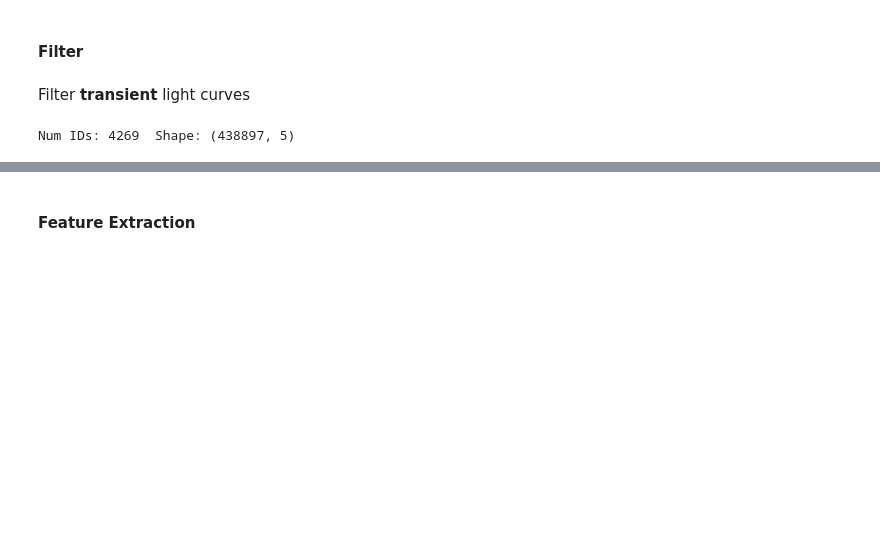
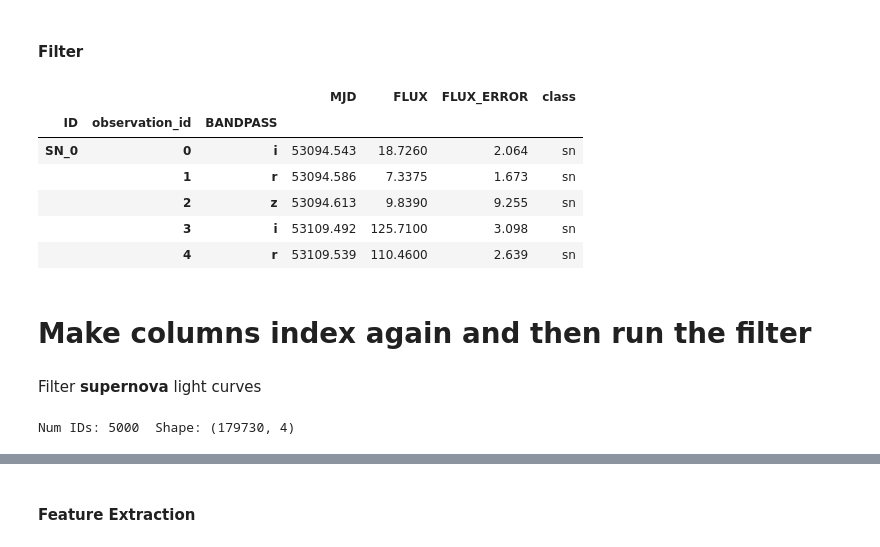
Before and after one commit to mneira10/monInv, a Jupyter notebook: 1. Filtering & Feature Extraction.ipynb, the cells around one changed output, grey strips where cells are left out. Cells and saved outputs as stored; diff of their text form; code cells hidden in the pictures; blank space fills up the shorter version.

```diff
--- a/1. Filtering & Feature Extraction.ipynb
+++ b/1. Filtering & Feature Extraction.ipynb
@@ -55,3 +75,15 @@ df_nont['class'] = 'non-transient'
 # %% [markdown]
 #### Filter
+# %%
+sns.head()
+# %% [output]
+|  |  |  | MJD | FLUX | FLUX_ERROR | class |
+| ID | observation_id | BANDPASS |  |  |  |  |
+| SN_0 | 0 | i | 53094.543 | 18.7260 | 2.064 | sn |
+|  | 1 | r | 53094.586 | 7.3375 | 1.673 | sn |
+|  | 2 | z | 53094.613 | 9.8390 | 9.255 | sn |
+|  | 3 | i | 53109.492 | 125.7100 | 3.098 | sn |
+|  | 4 | r | 53109.539 | 110.4600 | 2.639 | sn |
+# %% [markdown]
+# Make columns index again and then run the filter
 # %%
@@ -75,11 +130,11 @@ def sample(df_lcs, num_samples):
     df_sampled = df_nont.loc[IDs]
     return df_sampled
 # %% [markdown]
-Filter __transient__ light curves
+Filter __supernova__ light curves
 # %%
-df_tra_5 = filter_light_curves(df_tra, 5)
-print_num_ids_shape(df_tra_5)
+df_sn_5 = filter_light_curves(sns, 5)
+print_num_ids_shape(df_sn_5)
 
-del df_tra
+del sns
 # %% [output]
-Num IDs: 4269  Shape: (438897, 5)
+Num IDs: 5000  Shape: (179730, 4)
```
Also changed, not shown: parts of 44 cells of this notebook, 1 other file.
